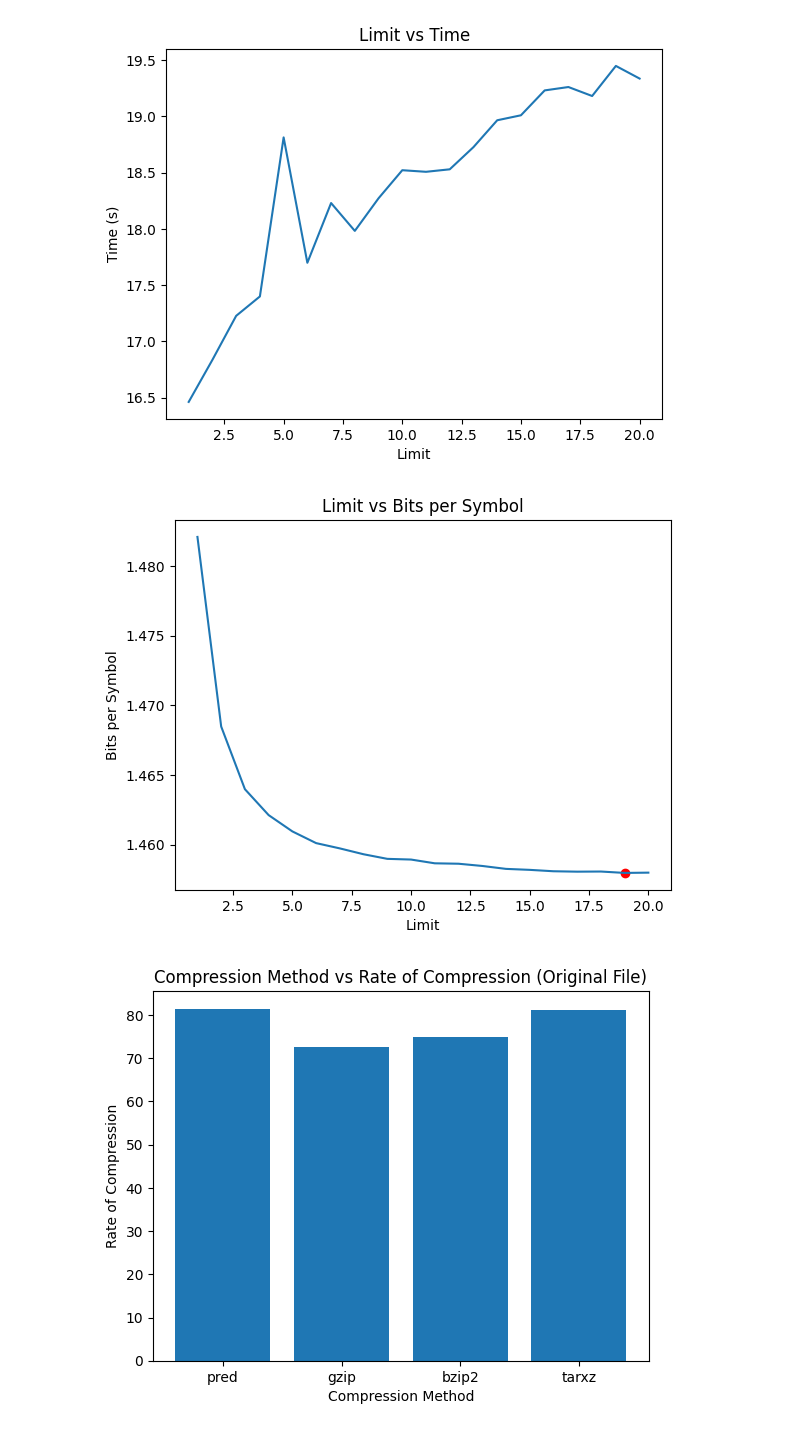
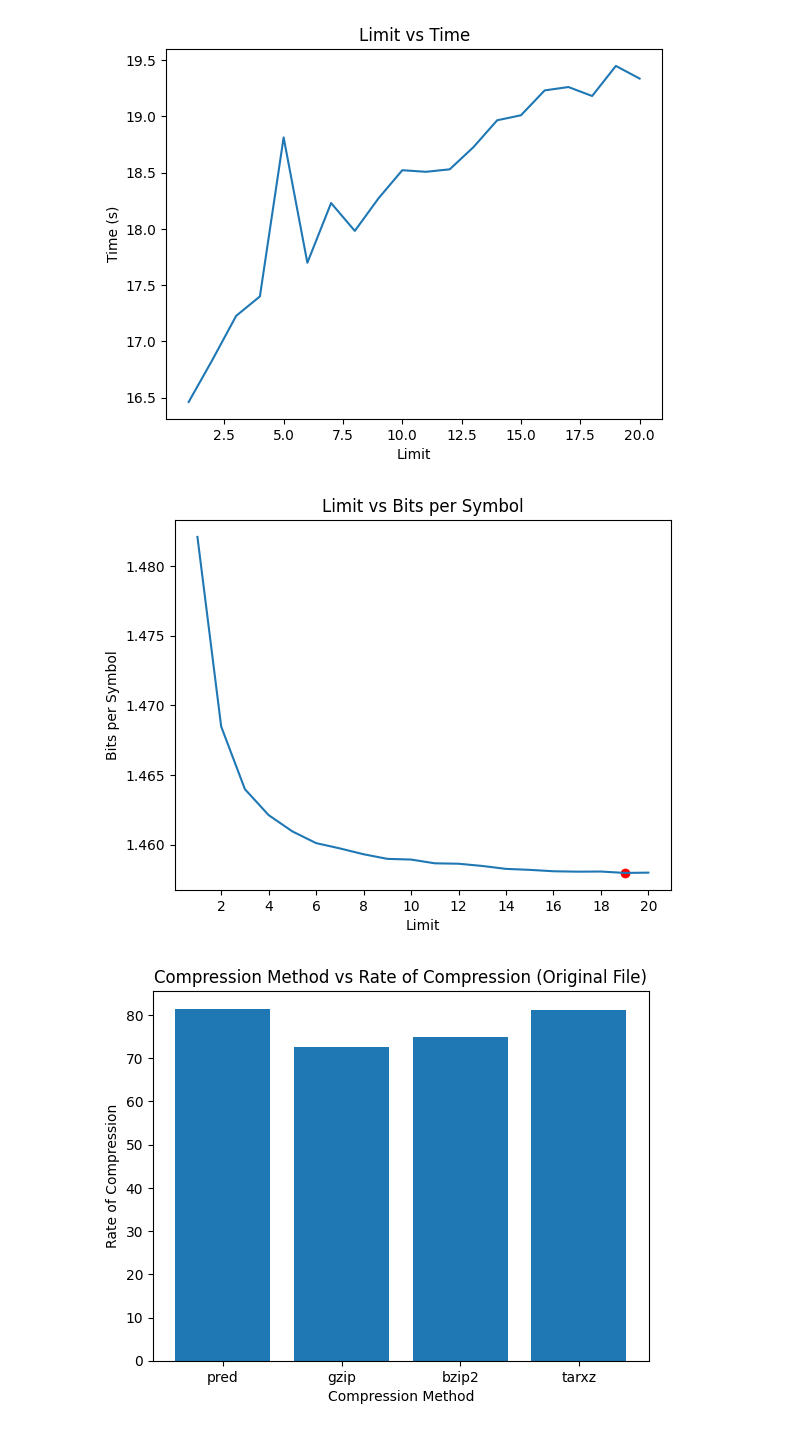
Before and after one commit to joaompfonseca/tai-assignment1-group8, a Jupyter notebook: graphs.ipynb, the cells around one changed output. Drawn from its saved outputs; the diff is of its cells as text; code cells hidden in the pictures.

Commit message:
fix graph

```diff
--- a/graphs.ipynb
+++ b/graphs.ipynb
@@ -117,18 +117,20 @@ plt.show()
 # %%
 min_bps_index = np.argmin(data['bps'])
 min_bps_value = data['bps'][min_bps_index]
 min_misses_threshold = data['limit'][min_bps_index]
 
 plt.plot(data['limit'], data['bps'])
 plt.xlabel('Limit')
 plt.ylabel('Bits per Symbol')
 plt.title('Limit vs Bits per Symbol')
 
+plt.xticks(np.arange(2, 22, 2))
+
 plt.scatter(min_misses_threshold, min_bps_value, color='red')
 
 plt.show()
 # %% [output]
-[figure, old version]
+[figure, new version]
 # %%
 data = pd.read_csv('results/original_comp.csv')
 
```
